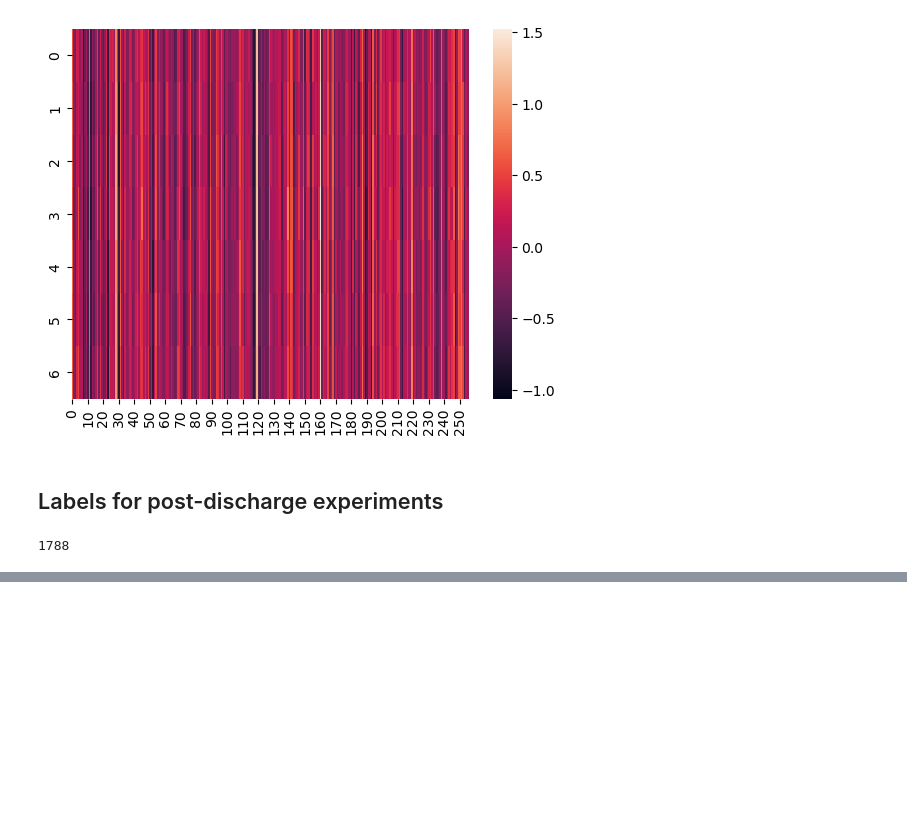
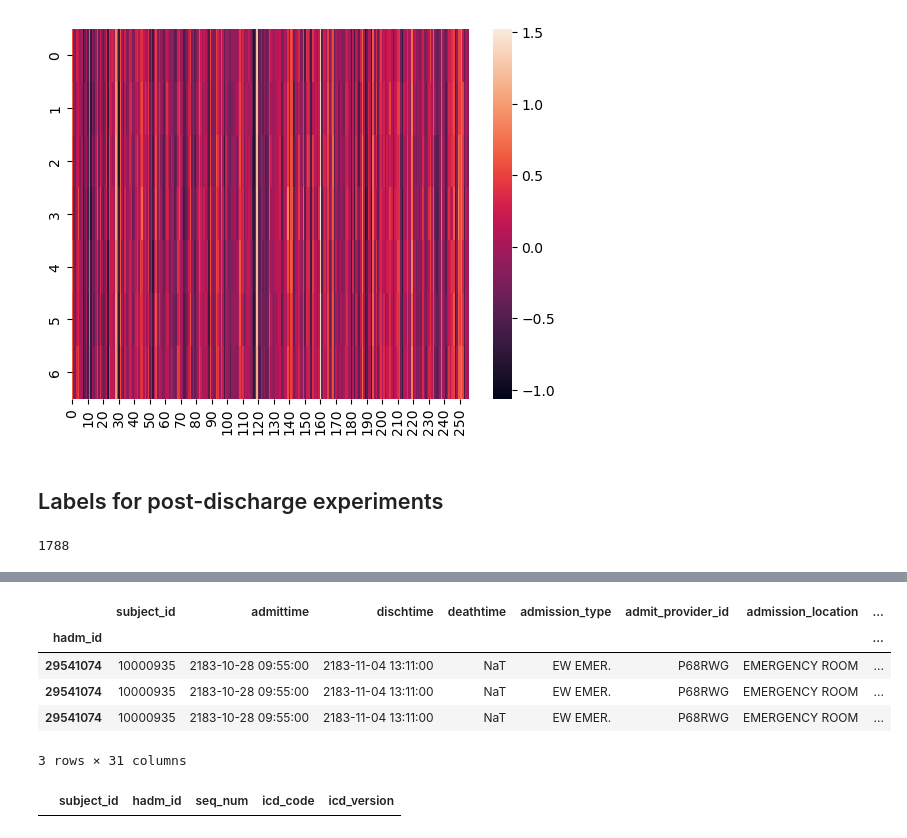
Before and after one commit to rickconci/GeomMLProj, a Jupyter notebook: data_scripts/GeomML_dataloader.ipynb, the cells around one changed output, grey strips where cells are left out. Cells and saved outputs as stored; diff of their text form; code cells hidden in the pictures; blank space fills up the shorter version.

```diff
--- a/data_scripts/GeomML_dataloader.ipynb
+++ b/data_scripts/GeomML_dataloader.ipynb
@@ -1765,0 +1800,9 @@ sns.heatmap(final_embeddings.detach().numpy())
+# %%
+merged_df.loc[29541074]
+# %% [output]
+|  | subject_id | admittime | dischtime | deathtime | admission_type | admit_provider_id | admission_location | ... |
+| hadm_id |  |  |  |  |  |  |  | ... |
+| 29541074 | 10000935 | 2183-10-28 09:55:00 | 2183-11-04 13:11:00 | NaT | EW EMER. | P68RWG | EMERGENCY ROOM | ... |
+| 29541074 | 10000935 | 2183-10-28 09:55:00 | 2183-11-04 13:11:00 | NaT | EW EMER. | P68RWG | EMERGENCY ROOM | ... |
+| 29541074 | 10000935 | 2183-10-28 09:55:00 | 2183-11-04 13:11:00 | NaT | EW EMER. | P68RWG | EMERGENCY ROOM | ... |
+3 rows × 31 columns
@@ -1765,0 +1921,4 @@ sns.heatmap(final_embeddings.detach().numpy())
+# %%
+icd_df[icd_df['hadm_id'] == 29541074]
+# %% [output]
+|  | subject_id | hadm_id | seq_num | icd_code | icd_version |
```
Also changed, not shown: parts of 24 cells of this notebook, 12 other files.
